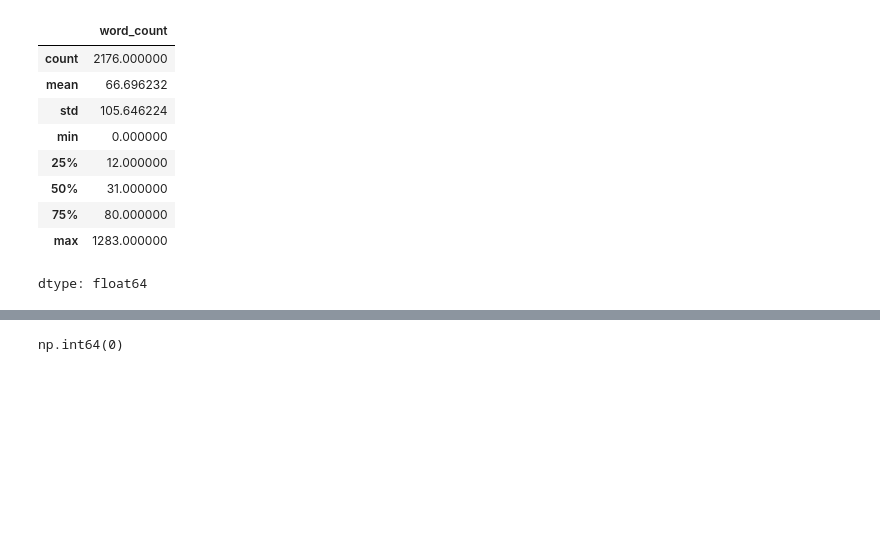
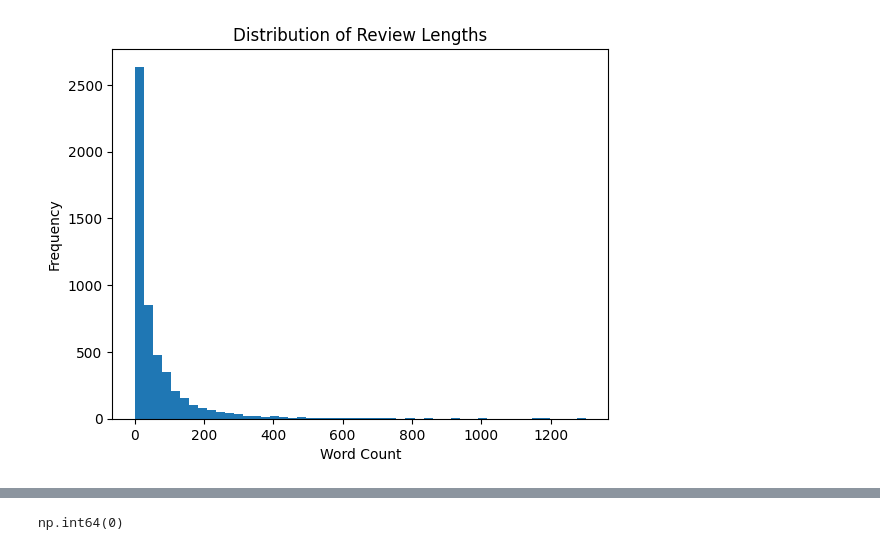
Before and after one commit to GabrielaTranslite/Sentiment_Analysis_Video_Games, a Jupyter notebook: sentiment_analysis.ipynb, the cells around one changed output, grey strips where cells are left out. Cells and saved outputs as stored; diff of their text form; code cells hidden in the pictures; blank space fills up the shorter version.

```diff
--- a/sentiment_analysis.ipynb
+++ b/sentiment_analysis.ipynb
@@ -28,18 +37,13 @@ Reviews before filtering: 2487
 reviews = reviews[reviews['review_text'].str.strip() != '']
 # %%
 # Review lengths
-reviews['word_count'] = reviews['clean_text'].str.split().str.len()
-reviews['word_count'].describe()
+reviews['word_count'] = reviews['review_text'].str.split().str.len()
+plt.hist(reviews['word_count'], bins=50)
+plt.title('Distribution of Review Lengths')
+plt.xlabel('Word Count')
+plt.ylabel('Frequency')
+plt.show()
 # %% [output]
-|  | word_count |
-| count | 2176.000000 |
-| mean | 66.696232 |
-| std | 105.646224 |
-| min | 0.000000 |
-| 25% | 12.000000 |
-| 50% | 31.000000 |
-| 75% | 80.000000 |
-| max | 1283.000000 |
-dtype: float64
+[figure, added]
 # %%
 # Removing reviews shorter than 3 words
```
Also changed, not shown: parts of 34 cells of this notebook, 6 other files.
